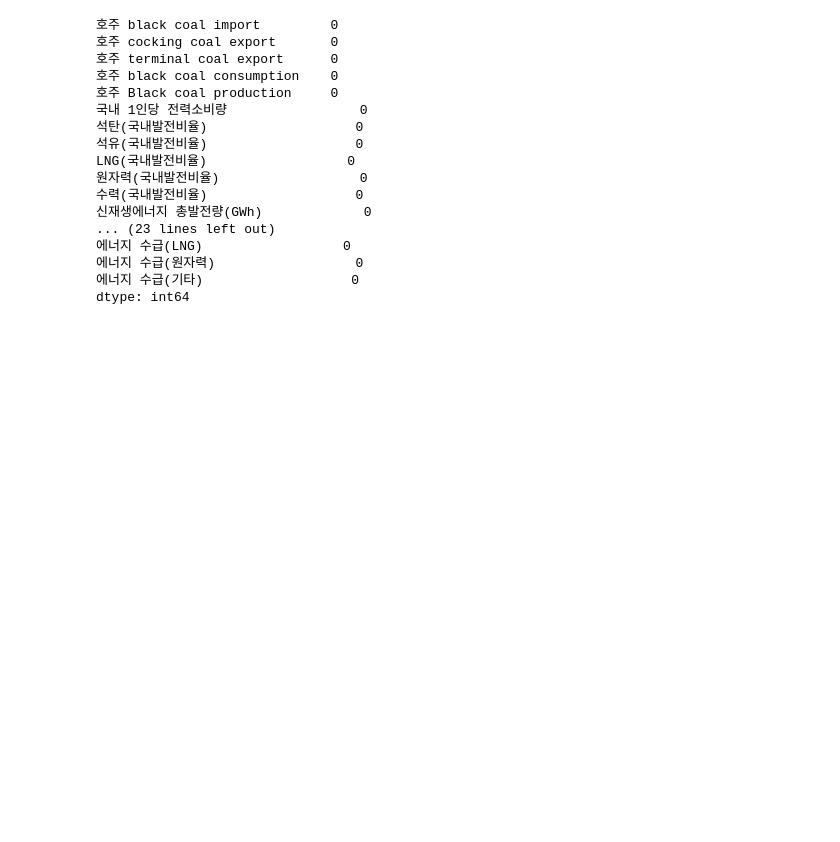
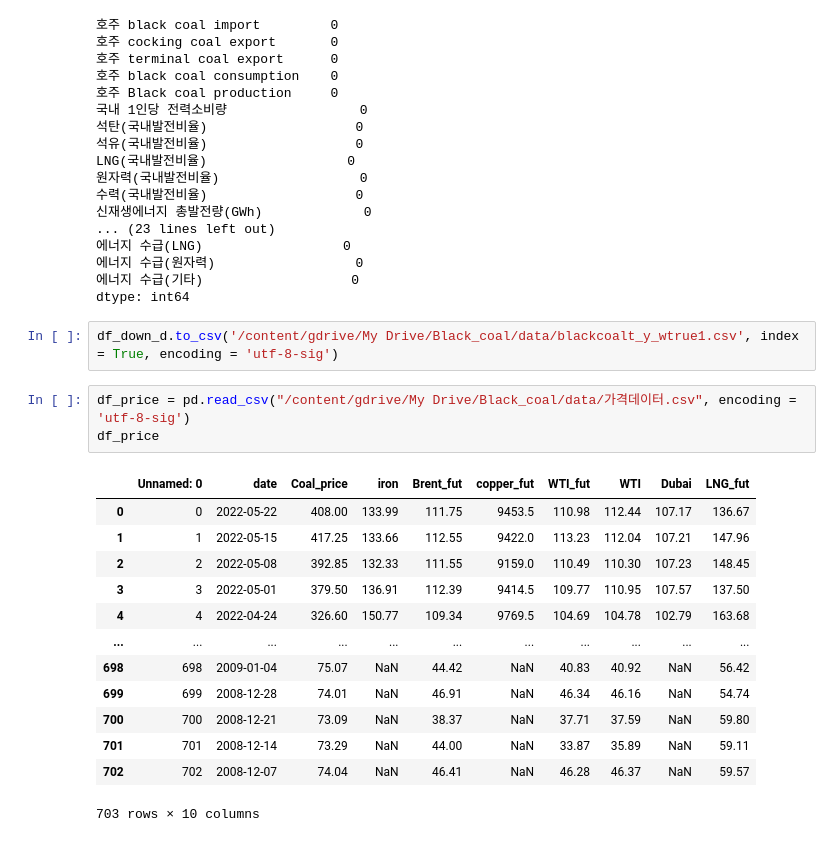
Before and after one commit to DoSungjin/black_coal_price, a Jupyter notebook: blackcoal_change_date.ipynb, the cells around one changed output. Drawn from its saved outputs; the diff is of its cells as text; blank space fills up the shorter version.

```diff
--- a/blackcoal_change_date.ipynb
+++ b/blackcoal_change_date.ipynb
@@ -233,3 +233,22 @@ LNG(국내발전비율)                  0
 에너지 수급(원자력)                  0
 에너지 수급(기타)                   0
 dtype: int64
+# %%
+df_down_d.to_csv('/content/gdrive/My Drive/Black_coal/data/blackcoalt_y_wtrue1.csv', index = True, encoding = 'utf-8-sig')
+# %%
+df_price = pd.read_csv("/content/gdrive/My Drive/Black_coal/data/가격데이터.csv", encoding = 'utf-8-sig')
+df_price
+# %% [output]
+|  | Unnamed: 0 | date | Coal_price | iron | Brent_fut | copper_fut | WTI_fut | WTI | Dubai | LNG_fut |
+| 0 | 0 | 2022-05-22 | 408.00 | 133.99 | 111.75 | 9453.5 | 110.98 | 112.44 | 107.17 | 136.67 |
+| 1 | 1 | 2022-05-15 | 417.25 | 133.66 | 112.55 | 9422.0 | 113.23 | 112.04 | 107.21 | 147.96 |
+| 2 | 2 | 2022-05-08 | 392.85 | 132.33 | 111.55 | 9159.0 | 110.49 | 110.30 | 107.23 | 148.45 |
+| 3 | 3 | 2022-05-01 | 379.50 | 136.91 | 112.39 | 9414.5 | 109.77 | 110.95 | 107.57 | 137.50 |
+| 4 | 4 | 2022-04-24 | 326.60 | 150.77 | 109.34 | 9769.5 | 104.69 | 104.78 | 102.79 | 163.68 |
+| ... | ... | ... | ... | ... | ... | ... | ... | ... | ... | ... |
+| 698 | 698 | 2009-01-04 | 75.07 | NaN | 44.42 | NaN | 40.83 | 40.92 | NaN | 56.42 |
+| 699 | 699 | 2008-12-28 | 74.01 | NaN | 46.91 | NaN | 46.34 | 46.16 | NaN | 54.74 |
+| 700 | 700 | 2008-12-21 | 73.09 | NaN | 38.37 | NaN | 37.71 | 37.59 | NaN | 59.80 |
+| 701 | 701 | 2008-12-14 | 73.29 | NaN | 44.00 | NaN | 33.87 | 35.89 | NaN | 59.11 |
+| 702 | 702 | 2008-12-07 | 74.04 | NaN | 46.41 | NaN | 46.28 | 46.37 | NaN | 59.57 |
+703 rows × 10 columns
```
Also changed, not shown: parts of 8 cells of this notebook.
